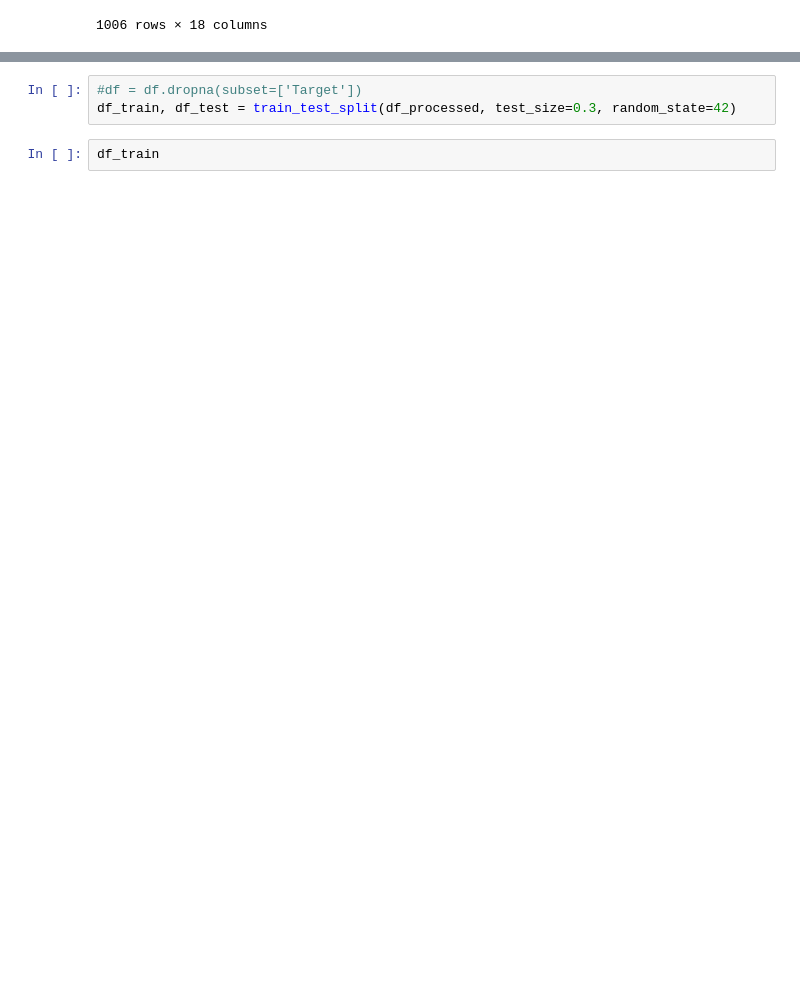
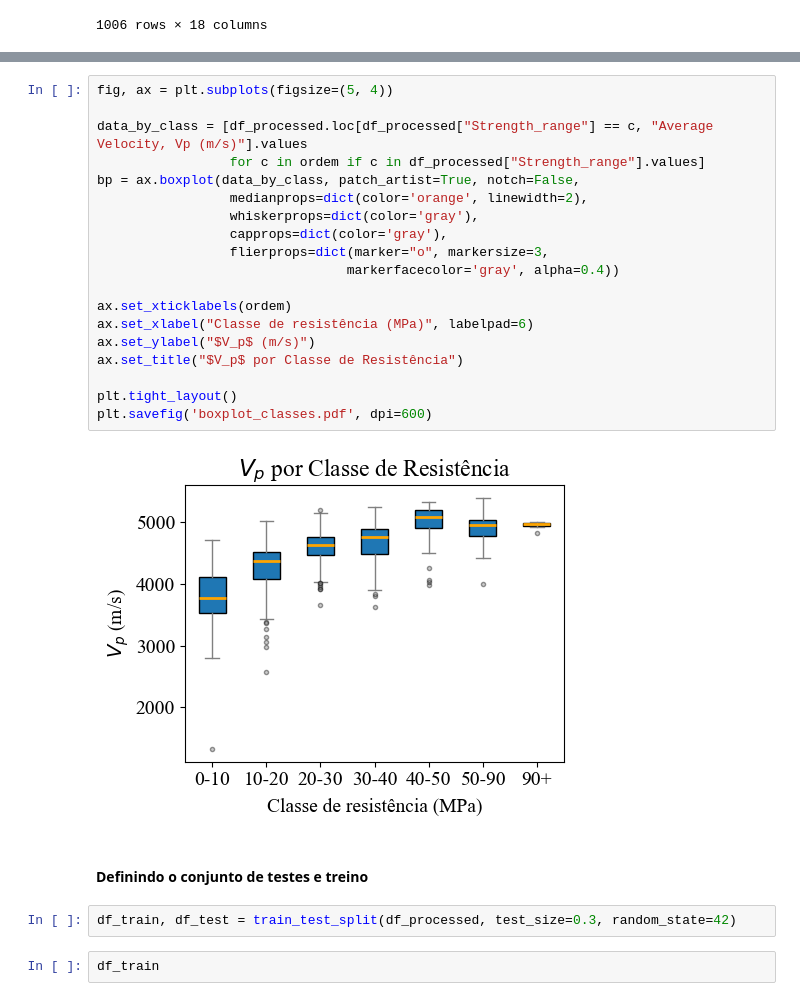
Before and after one commit to juliamfm/ML_material_classifier, a Jupyter notebook: knn_svm_classifier.ipynb, the cells around one changed output, grey strips where cells are left out. Cells and saved outputs as stored; diff of their text form; blank space fills up the shorter version.

```diff
--- a/knn_svm_classifier.ipynb
+++ b/knn_svm_classifier.ipynb
@@ -124,5 +179,27 @@ plt.show()
+# %%
+fig, ax = plt.subplots(figsize=(5, 4))
+
+data_by_class = [df_processed.loc[df_processed["Strength_range"] == c, "Average Velocity, Vp (m/s)"].values
+                 for c in ordem if c in df_processed["Strength_range"].values]
+bp = ax.boxplot(data_by_class, patch_artist=True, notch=False,
+                 medianprops=dict(color='orange', linewidth=2),
+                 whiskerprops=dict(color='gray'),
+                 capprops=dict(color='gray'),
+                 flierprops=dict(marker="o", markersize=3,
+                                markerfacecolor='gray', alpha=0.4))
+
+ax.set_xticklabels(ordem)
+ax.set_xlabel("Classe de resistência (MPa)", labelpad=6)
+ax.set_ylabel("$V_p$ (m/s)")
+ax.set_title("$V_p$ por Classe de Resistência")
+
+plt.tight_layout()
+plt.savefig('boxplot_classes.pdf', dpi=600)
+# %% [output]
+[figure, added]
+# %% [markdown]
+#### Definindo o conjunto de testes e treino
 # %%
-#df = df.dropna(subset=['Target'])
 df_train, df_test = train_test_split(df_processed, test_size=0.3, random_state=42)
 # %%
 df_train
```
Also changed, not shown: parts of 19 cells of this notebook, 1 other file.
